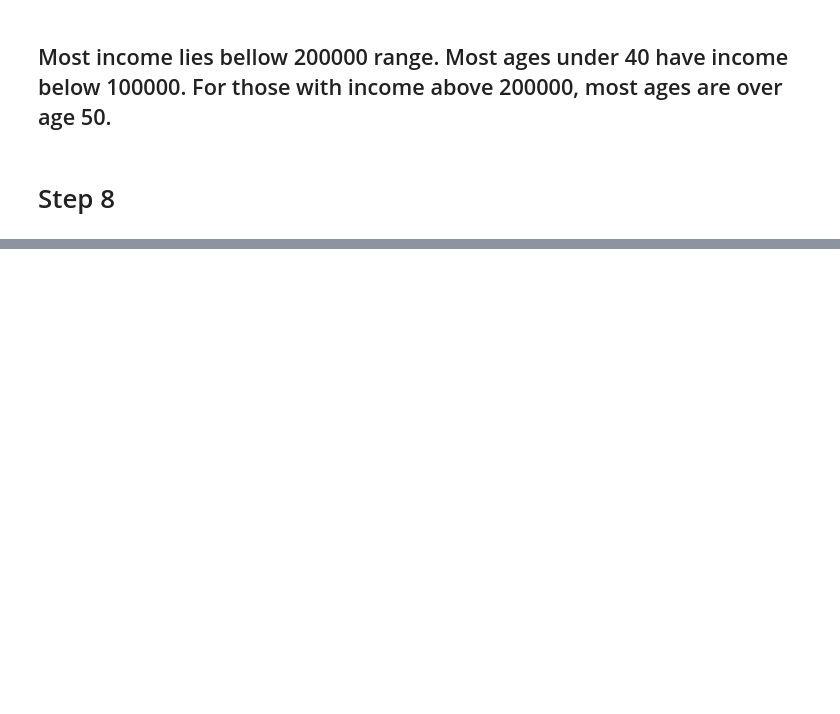
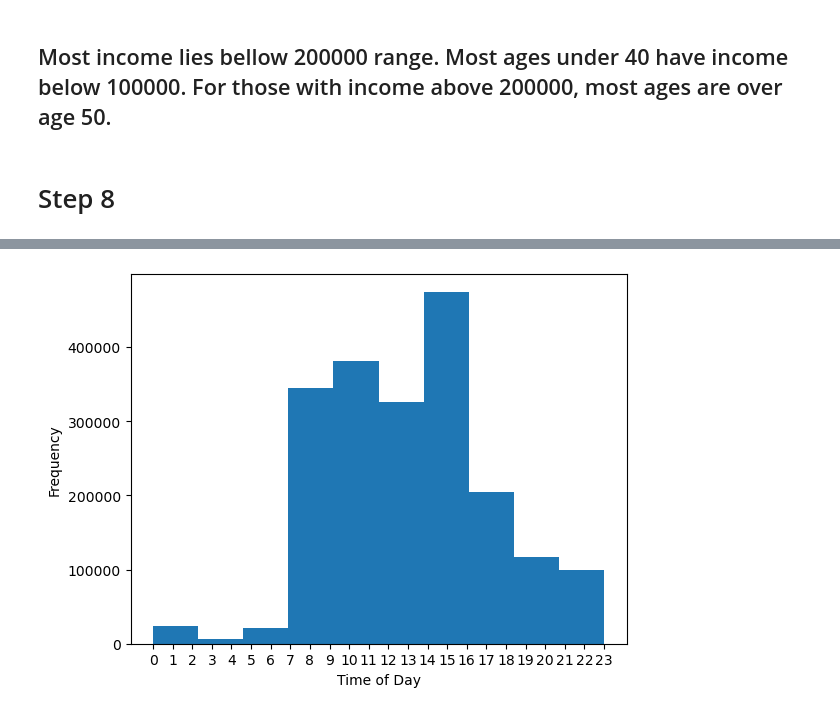
Before and after one commit to NickLegacy/Instacart-Python, a Jupyter notebook: Instacart Basket Analysis/03 Scripts/4.9 - Part 2.ipynb, the cells around one changed output, grey strips where cells are left out. Drawn from its saved outputs; the diff is of its cells as text; code cells hidden in the pictures; blank space fills up the shorter version.

```diff
--- a/Instacart Basket Analysis/03 Scripts/4.9 - Part 2.ipynb
+++ b/Instacart Basket Analysis/03 Scripts/4.9 - Part 2.ipynb
@@ -188,0 +226,17 @@ scat.figure.savefig(os.path.join(path, '04 Analysis', 'Visualizations', 'Age_inc
+# %%
+import matplotlib.pyplot as plt
+
+# Create the histogram
+hist = merge['Order Hour of Day'].plot.hist(bins=10)
+
+# Customize the x-axis labels
+hours = range(0, 24)
+plt.xticks(hours)
+
+# Set the labels for the x-axis ticks
+plt.xlabel('Time of Day')
+
+# Display the histogram
+plt.show()
+# %% [output]
+[figure, added]
```
Also changed, not shown: parts of 8 cells of this notebook.
